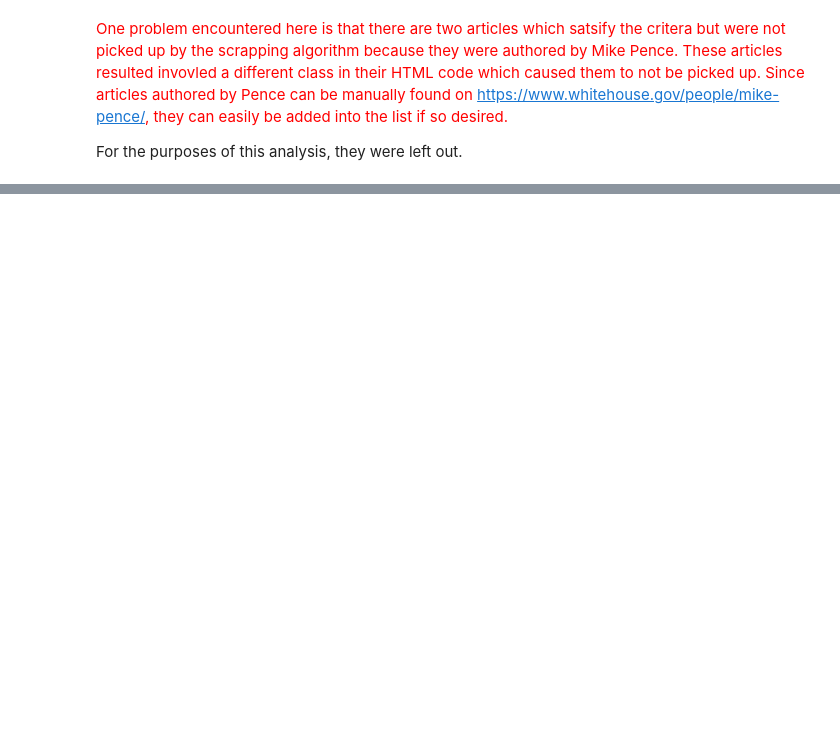
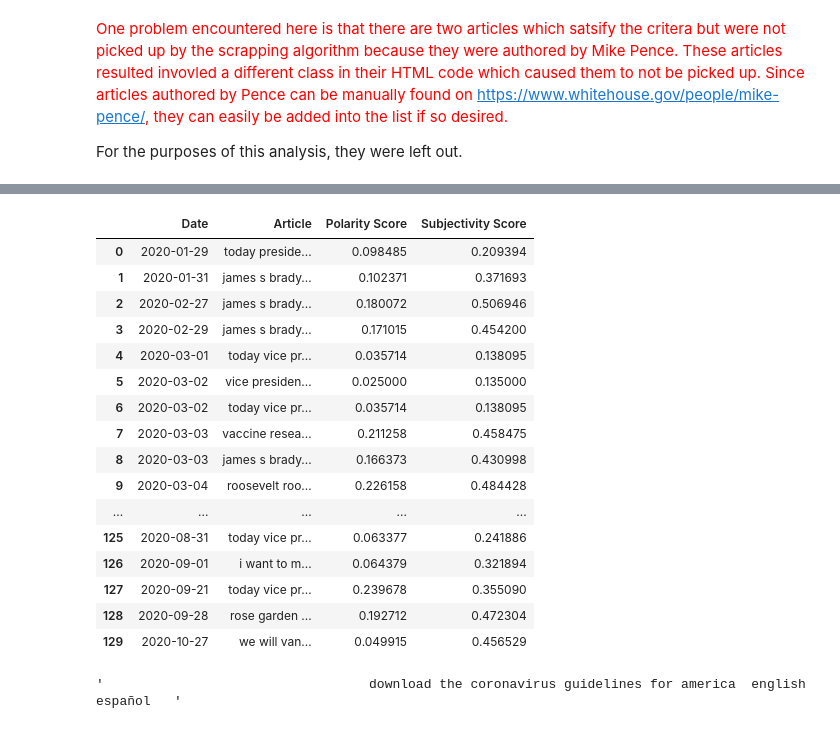
Before and after one commit to ForrestHo/WhiteHouse_COVID_Analysis, a Jupyter notebook: Main.ipynb, the cells around one changed output, grey strips where cells are left out. Saved outputs shown, nothing was run; the diff lists cells and outputs as text; code cells hidden in the pictures; blank space fills up the shorter version.

```diff
--- a/Main.ipynb
+++ b/Main.ipynb
@@ -45,0 +372,38 @@ print(all_links)
+# %%
+# Sentiment Analysis using TextBlob
+
+from textblob import TextBlob
+
+polar = lambda x: TextBlob(x).sentiment.polarity
+subject = lambda x: TextBlob(x).sentiment.subjectivity
+
+new_df['Polarity Score'] = new_df['Article'].apply(polar)
+new_df['Subjectivity Score'] = new_df['Article'].apply(subject)
+# %%
+# View full complete df
+pd.set_option('display.max_rows', None)
+new_df
+# %% [output]
+|  | Date | Article | Polarity Score | Subjectivity Score |
+| 0 | 2020-01-29 | today preside... | 0.098485 | 0.209394 |
+| 1 | 2020-01-31 | james s brady... | 0.102371 | 0.371693 |
+| 2 | 2020-02-27 | james s brady... | 0.180072 | 0.506946 |
+| 3 | 2020-02-29 | james s brady... | 0.171015 | 0.454200 |
+| 4 | 2020-03-01 | today vice pr... | 0.035714 | 0.138095 |
+| 5 | 2020-03-02 | vice presiden... | 0.025000 | 0.135000 |
+| 6 | 2020-03-02 | today vice pr... | 0.035714 | 0.138095 |
+| 7 | 2020-03-03 | vaccine resea... | 0.211258 | 0.458475 |
+| 8 | 2020-03-03 | james s brady... | 0.166373 | 0.430998 |
+| 9 | 2020-03-04 | roosevelt roo... | 0.226158 | 0.484428 |
+| ... | ... | ... | ... | ... |
+| 125 | 2020-08-31 | today vice pr... | 0.063377 | 0.241886 |
+| 126 | 2020-09-01 | i want to m... | 0.064379 | 0.321894 |
+| 127 | 2020-09-21 | today vice pr... | 0.239678 | 0.355090 |
+| 128 | 2020-09-28 | rose garden ... | 0.192712 | 0.472304 |
+| 129 | 2020-10-27 | we will van... | 0.049915 | 0.456529 |
+# %%
+# Found out that article in the 30th row is only a link to download coronavirus guidelines, decided to remove it
+
+new_df['Article'][29]
+# %% [output]
+'                                  download the coronavirus guidelines for america  english español   '
```
Also changed, not shown: parts of 33 cells of this notebook.
